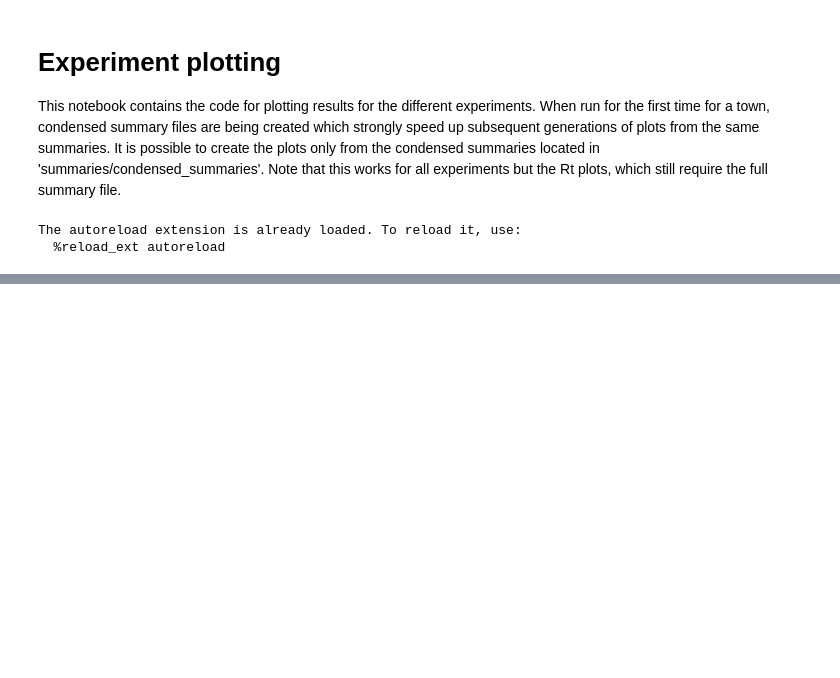
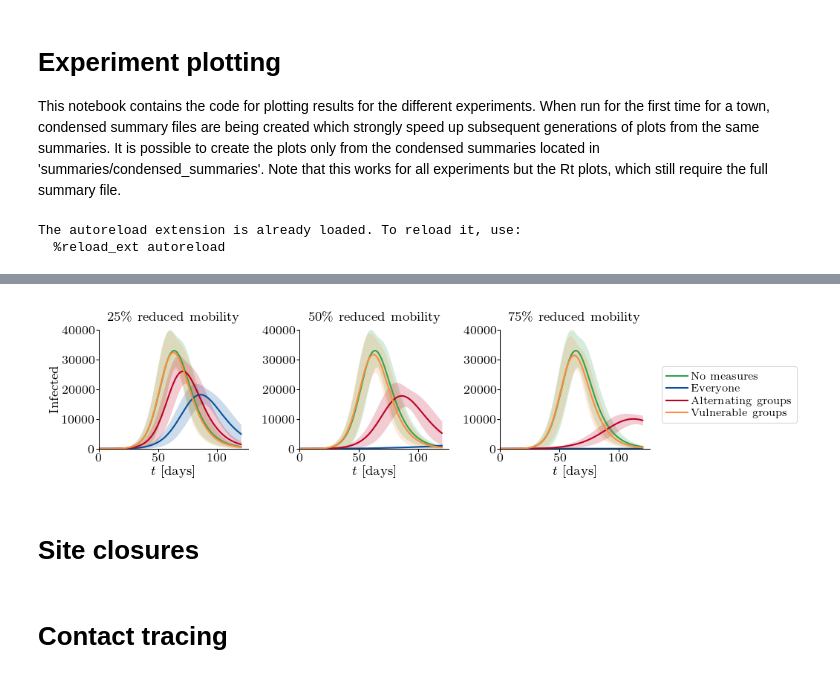
Before and after one commit to covid19-model/simulator, a Jupyter notebook: sim/sim-plot.ipynb, the cells around one changed output, grey strips where cells are left out. Saved outputs shown, nothing was run; the diff lists cells and outputs as text; code cells hidden in the pictures; blank space fills up the shorter version.

```diff
--- a/sim/sim-plot.ipynb
+++ b/sim/sim-plot.ipynb
@@ -75,0 +308,72 @@ show_summary_over_time()
+# %%
+def plot_over_time_panel(*, country, area, quantity, mode,
+                                  ymax=None, commithash=None):
+
+    paths = []
+
+    for p_adoption in [0.25, 0.5, 0.75]:
+        paths.append([  f'baseline-{country}-{area}-{commithash}/'
+                         f'baseline-{country}-{area}'
+                        '-expected_daily_base_expo_per100k=0.7142857142857143'
+                         f'.pk',
+
+                    f'lockdown-{country}-{area}-{commithash}/'
+                    f'lockdown-{country}-{area}'
+                    f'-p_compliance={p_adoption}'
+                    '.pk',
+
+                    f'k-groups-{country}-{area}-{commithash}/'
+                     f'k-groups-{country}-{area}'
+                     f'-K_groups=2-p_compliance={p_adoption}'
+                     '.pk',
+
+
+                    f'vulnerable-groups-{country}-{area}-{commithash}/'
+                    f'vulnerable-groups-{country}-{area}'
+                    f'-p_compliance={p_adoption}'
+                    '.pk',
+
+        #                 f'conditional-measures-{country}-{area}-{commithash}/'
+        #                  f'conditional-measures-{country}-{area}'
+        #                  f'-max_incidence=50-p_compliance={p_adoption}'
+        #                  '.pk',
+
+        ])
+
+    labels = ['No measures',
+             'Everyone',
+             'Alternating groups',
+             'Vulnerable groups',
+             'Conditional']
+    # colors = [baseline_colors[0], spect_colors[0], spect_colors[1], spect_colors[2]]
+
+    colors = ['#31a354', '#08519c', '#bd0026', '#fd8d3c']
+
+    plot_filename = f'{mode}-{quantity}-over-time'
+    plotter = Plotter()
+
+    figsize = (LINE_WIDTH, LINE_WIDTH / 3 * 4.5/6)
+
+    plotter.compare_quantity(
+        paths,
+        labels=labels,
+        quantity=quantity,
+        mode=mode,
+        ymax=ymax,
+        titles=[f'{int(p_adoption *100)}\% reduced mobility' for p_adoption in [0.25, 0.5, 0.75]],
+        colors=colors,
+        filename=plot_filename,
+        figsize=figsize,#lib_plot.FIG_SIZE_FULL_PAGE_TRIPLE_ARXIV,
+        figformat='neurips-double',
+        legend_is_left=None)
+
+
+plot_over_time_panel(
+    country='CH',
+    area='BE',
+    quantity='infected',    # Allowed values: ['infected', 'hosp', 'dead']
+    mode='total',           # Allowed values: ['total', 'daily', 'cumulative', 'weekly incidence']
+    ymax=40000,
+    commithash=commithash
+)
+# %% [output]
@@ -75,0 +392,3 @@ show_summary_over_time()
+[figure, added]
+# %% [markdown]
+# Site closures
@@ -75,0 +454,2 @@ show_summary_over_time()
+# %% [markdown]
+# Contact tracing
```
Also changed, not shown: parts of 40 cells of this notebook, 5 other files.
